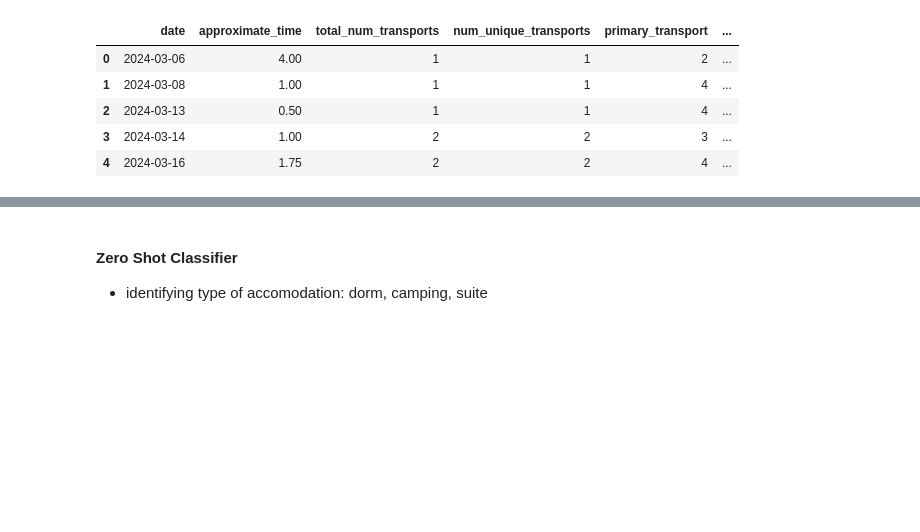
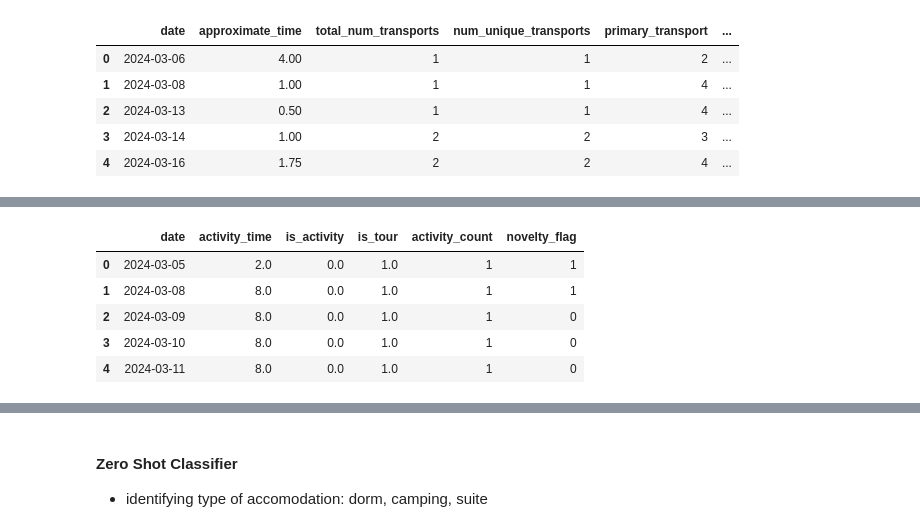
Before and after one commit to SunnyWillert18/floating-in-space, a Jupyter notebook: nbs/travel_personas.ipynb, the cells around one changed output, grey strips where cells are left out. Saved outputs shown, nothing was run; the diff lists cells and outputs as text; code cells hidden in the pictures; blank space fills up the shorter version.

```diff
--- a/nbs/travel_personas.ipynb
+++ b/nbs/travel_personas.ipynb
@@ -411,0 +470,6 @@ transport_features.head()
+# %%
+# flag for an activity is novelty (different from the day before). check name & initial date
+all_adventure['novelty_flag'] = all_adventure.duplicated(['activity','initial_date'],'first')
+
+# map to binary
+all_adventure['novelty_flag'] = all_adventure['novelty_flag'].map(novelty_mapping)
@@ -411,0 +485,13 @@ transport_features.head()
+# %%
+# when doing a groupby on df, take the max of the is_activity and is_tour
+adv_group = all_adventure.groupby('date').agg({'length_in_hours':'sum', 'is_activity':'max', 'is_tour':'max', 'activity': 'count', 'novelty_flag':'max'}).reset_index()
+adv_group = adv_group.rename(columns={'length_in_hours':'activity_time','activity':'activity_count'})
+
+adv_group.head()
+# %% [output]
+|  | date | activity_time | is_activity | is_tour | activity_count | novelty_flag |
+| 0 | 2024-03-05 | 2.0 | 0.0 | 1.0 | 1 | 1 |
+| 1 | 2024-03-08 | 8.0 | 0.0 | 1.0 | 1 | 1 |
+| 2 | 2024-03-09 | 8.0 | 0.0 | 1.0 | 1 | 0 |
+| 3 | 2024-03-10 | 8.0 | 0.0 | 1.0 | 1 | 0 |
+| 4 | 2024-03-11 | 8.0 | 0.0 | 1.0 | 1 | 0 |
```
Also changed, not shown: parts of 19 cells of this notebook.
